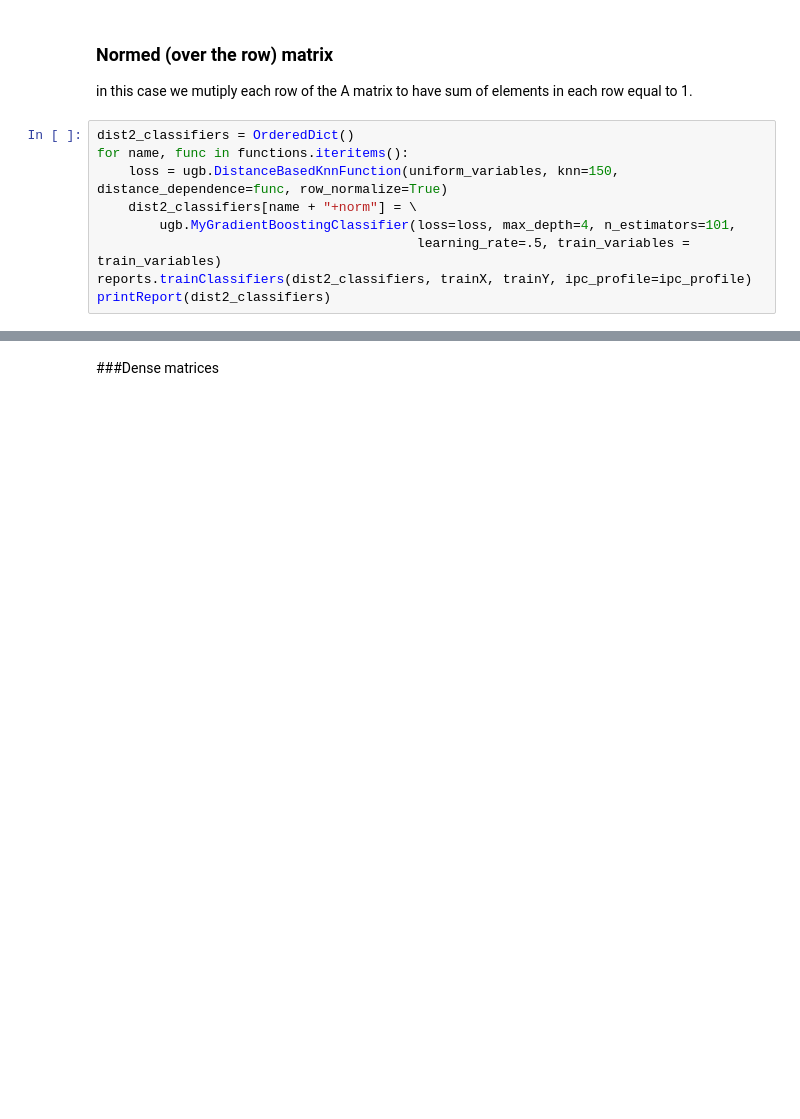
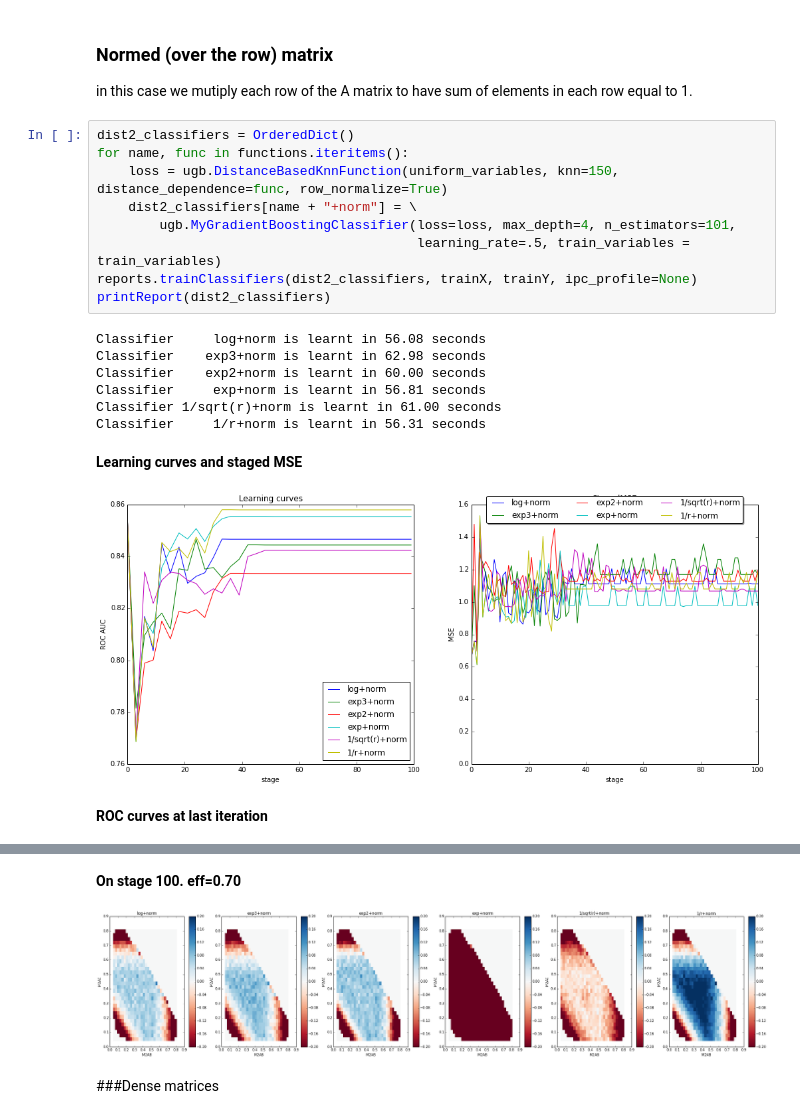
Before and after one commit to anaderi/lhcb_trigger_ml, a Jupyter notebook: IPythonWorkflow/DalitzUGBDemo.ipynb, the cells around one changed output, grey strips where cells are left out. Saved outputs shown, nothing was run; the diff lists cells and outputs as text; blank space fills up the shorter version.

```diff
--- a/IPythonWorkflow/DalitzUGBDemo.ipynb
+++ b/IPythonWorkflow/DalitzUGBDemo.ipynb
@@ -472,9 +472,19 @@ in this case we mutiply each row of the A matrix to have sum of elements in each
 # %%
 dist2_classifiers = OrderedDict()
 for name, func in functions.iteritems():
     loss = ugb.DistanceBasedKnnFunction(uniform_variables, knn=150, distance_dependence=func, row_normalize=True)
     dist2_classifiers[name + "+norm"] = \
         ugb.MyGradientBoostingClassifier(loss=loss, max_depth=4, n_estimators=101,
                                          learning_rate=.5, train_variables = train_variables)
-reports.trainClassifiers(dist2_classifiers, trainX, trainY, ipc_profile=ipc_profile)
+reports.trainClassifiers(dist2_classifiers, trainX, trainY, ipc_profile=None)
 printReport(dist2_classifiers)
+# %% [output]
+Classifier     log+norm is learnt in 56.08 seconds
+Classifier    exp3+norm is learnt in 62.98 seconds
+Classifier    exp2+norm is learnt in 60.00 seconds
+Classifier     exp+norm is learnt in 56.81 seconds
+Classifier 1/sqrt(r)+norm is learnt in 61.00 seconds
+Classifier     1/r+norm is learnt in 56.31 seconds
+Learning curves and staged MSE
+[figure, added]
+ROC curves at last iteration
@@ -481,3 +492,5 @@ printReport(dist2_classifiers)
+On stage 100. eff=0.70
+[figure, added]
 # %% [markdown]
 ###Dense matrices
 # %%
```
Also changed, not shown: parts of 15 cells of this notebook, 1 other file.
